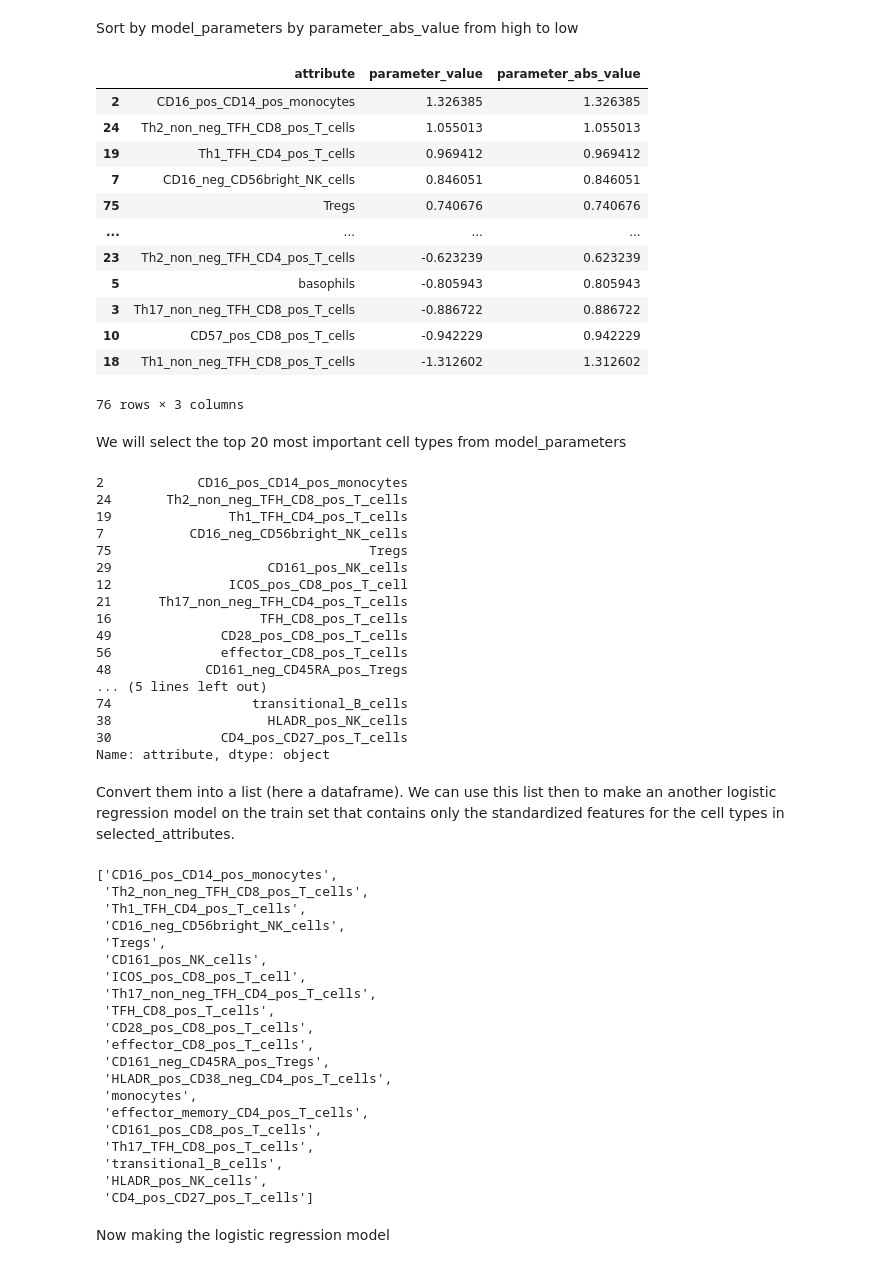
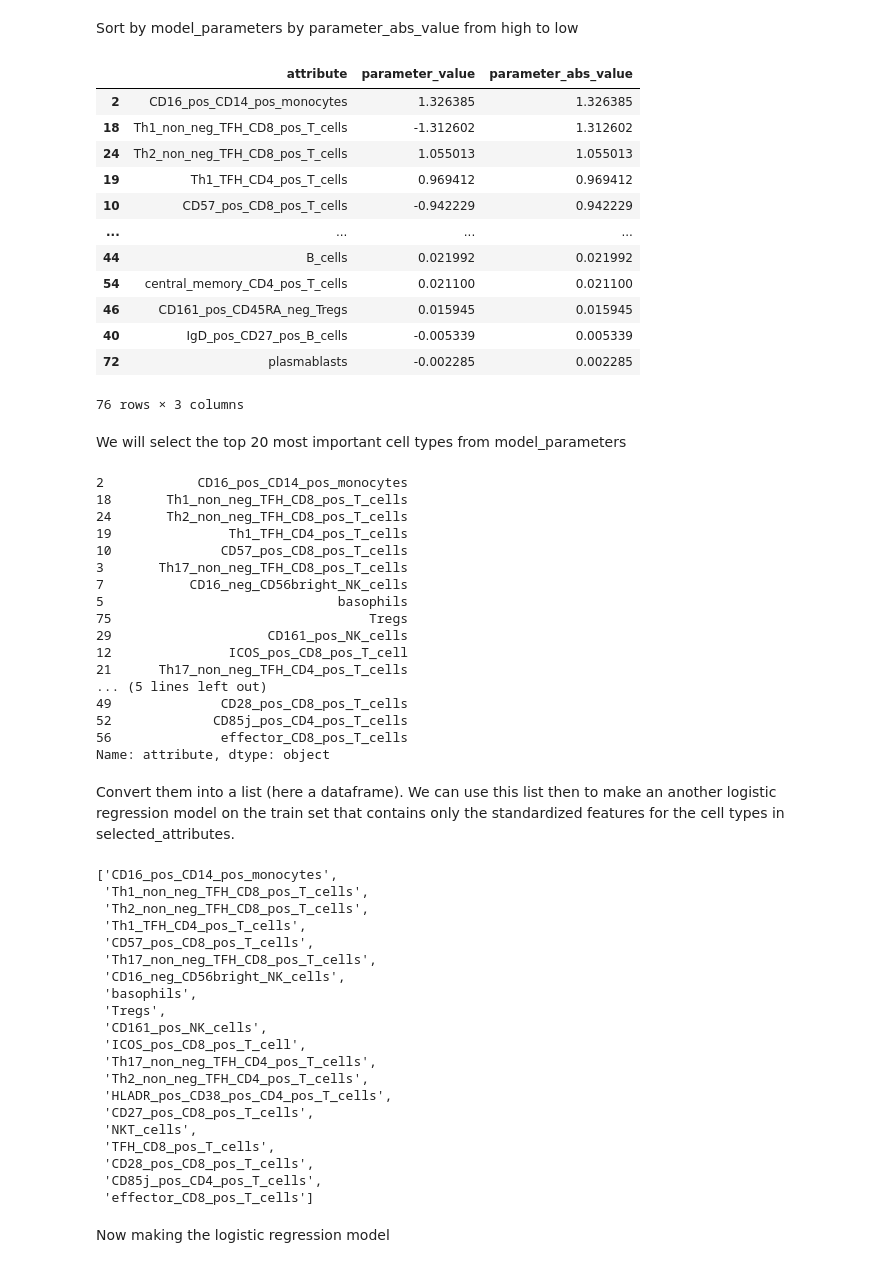
Before and after one commit to Mathis1012/Group-Project-Data, a Jupyter notebook: machine-learning-lsa.ipynb, the cells around one changed output. Saved outputs shown, nothing was run; the diff lists cells and outputs as text; code cells hidden in the pictures.

```diff
--- a/machine-learning-lsa.ipynb
+++ b/machine-learning-lsa.ipynb
@@ -444,21 +444,21 @@ model_parameters
 # %% [markdown]
 Sort by model_parameters by parameter_abs_value from high to low
 # %%
-model_parameters.sort_values(by = "parameter_abs_value", ascending=False)
+model_parameters = model_parameters.sort_values(by = "parameter_abs_value", ascending=False)
 model_parameters
 # %% [output]
 |  | attribute | parameter_value | parameter_abs_value |
 | 2 | CD16_pos_CD14_pos_monocytes | 1.326385 | 1.326385 |
+| 18 | Th1_non_neg_TFH_CD8_pos_T_cells | -1.312602 | 1.312602 |
 | 24 | Th2_non_neg_TFH_CD8_pos_T_cells | 1.055013 | 1.055013 |
 | 19 | Th1_TFH_CD4_pos_T_cells | 0.969412 | 0.969412 |
-| 7 | CD16_neg_CD56bright_NK_cells | 0.846051 | 0.846051 |
-| 75 | Tregs | 0.740676 | 0.740676 |
+| 10 | CD57_pos_CD8_pos_T_cells | -0.942229 | 0.942229 |
 | ... | ... | ... | ... |
-| 23 | Th2_non_neg_TFH_CD4_pos_T_cells | -0.623239 | 0.623239 |
-| 5 | basophils | -0.805943 | 0.805943 |
-| 3 | Th17_non_neg_TFH_CD8_pos_T_cells | -0.886722 | 0.886722 |
-| 10 | CD57_pos_CD8_pos_T_cells | -0.942229 | 0.942229 |
-| 18 | Th1_non_neg_TFH_CD8_pos_T_cells | -1.312602 | 1.312602 |
+| 44 | B_cells | 0.021992 | 0.021992 |
+| 54 | central_memory_CD4_pos_T_cells | 0.021100 | 0.021100 |
+| 46 | CD161_pos_CD45RA_neg_Tregs | 0.015945 | 0.015945 |
+| 40 | IgD_pos_CD27_pos_B_cells | -0.005339 | 0.005339 |
+| 72 | plasmablasts | -0.002285 | 0.002285 |
 76 rows × 3 columns
 # %% [markdown]
 We will select the top 20 most important cell types from model_parameters
@@ -467,21 +467,21 @@ selected_attributes = model_parameters.iloc[0:20, 0]
 selected_attributes
 # %% [output]
 2            CD16_pos_CD14_pos_monocytes
+18       Th1_non_neg_TFH_CD8_pos_T_cells
 24       Th2_non_neg_TFH_CD8_pos_T_cells
 19               Th1_TFH_CD4_pos_T_cells
+10              CD57_pos_CD8_pos_T_cells
+3       Th17_non_neg_TFH_CD8_pos_T_cells
 7           CD16_neg_CD56bright_NK_cells
+5                              basophils
 75                                 Tregs
 29                    CD161_pos_NK_cells
 12               ICOS_pos_CD8_pos_T_cell
 21      Th17_non_neg_TFH_CD4_pos_T_cells
-16                   TFH_CD8_pos_T_cells
+... (5 lines left out)
 49              CD28_pos_CD8_pos_T_cells
+52             CD85j_pos_CD4_pos_T_cells
 56              effector_CD8_pos_T_cells
-48            CD161_neg_CD45RA_pos_Tregs
-... (5 lines left out)
-74                  transitional_B_cells
-38                    HLADR_pos_NK_cells
-30              CD4_pos_CD27_pos_T_cells
 Name: attribute, dtype: object
 # %% [markdown]
 Convert them into a list (here a dataframe). We can use this list then to make an another logistic regression model on the train set that contains only the standardized features for the cell types in selected_attributes.
@@ -490,25 +490,25 @@ selected_attributes = list(selected_attributes)
 selected_attributes
 # %% [output]
 ['CD16_pos_CD14_pos_monocytes',
+ 'Th1_non_neg_TFH_CD8_pos_T_cells',
  'Th2_non_neg_TFH_CD8_pos_T_cells',
  'Th1_TFH_CD4_pos_T_cells',
+ 'CD57_pos_CD8_pos_T_cells',
+ 'Th17_non_neg_TFH_CD8_pos_T_cells',
  'CD16_neg_CD56bright_NK_cells',
+ 'basophils',
  'Tregs',
  'CD161_pos_NK_cells',
  'ICOS_pos_CD8_pos_T_cell',
  'Th17_non_neg_TFH_CD4_pos_T_cells',
+ 'Th2_non_neg_TFH_CD4_pos_T_cells',
+ 'HLADR_pos_CD38_pos_CD4_pos_T_cells',
+ 'CD27_pos_CD8_pos_T_cells',
+ 'NKT_cells',
  'TFH_CD8_pos_T_cells',
  'CD28_pos_CD8_pos_T_cells',
- 'effector_CD8_pos_T_cells',
- 'CD161_neg_CD45RA_pos_Tregs',
- 'HLADR_pos_CD38_neg_CD4_pos_T_cells',
- 'monocytes',
- 'effector_memory_CD4_pos_T_cells',
- 'CD161_pos_CD8_pos_T_cells',
- 'Th17_TFH_CD8_pos_T_cells',
- 'transitional_B_cells',
- 'HLADR_pos_NK_cells',
- 'CD4_pos_CD27_pos_T_cells']
+ 'CD85j_pos_CD4_pos_T_cells',
+ 'effector_CD8_pos_T_cells']
 # %% [markdown]
 Now making the logistic regression model
 # %%
```
Also changed, not shown: parts of 13 cells of this notebook.
